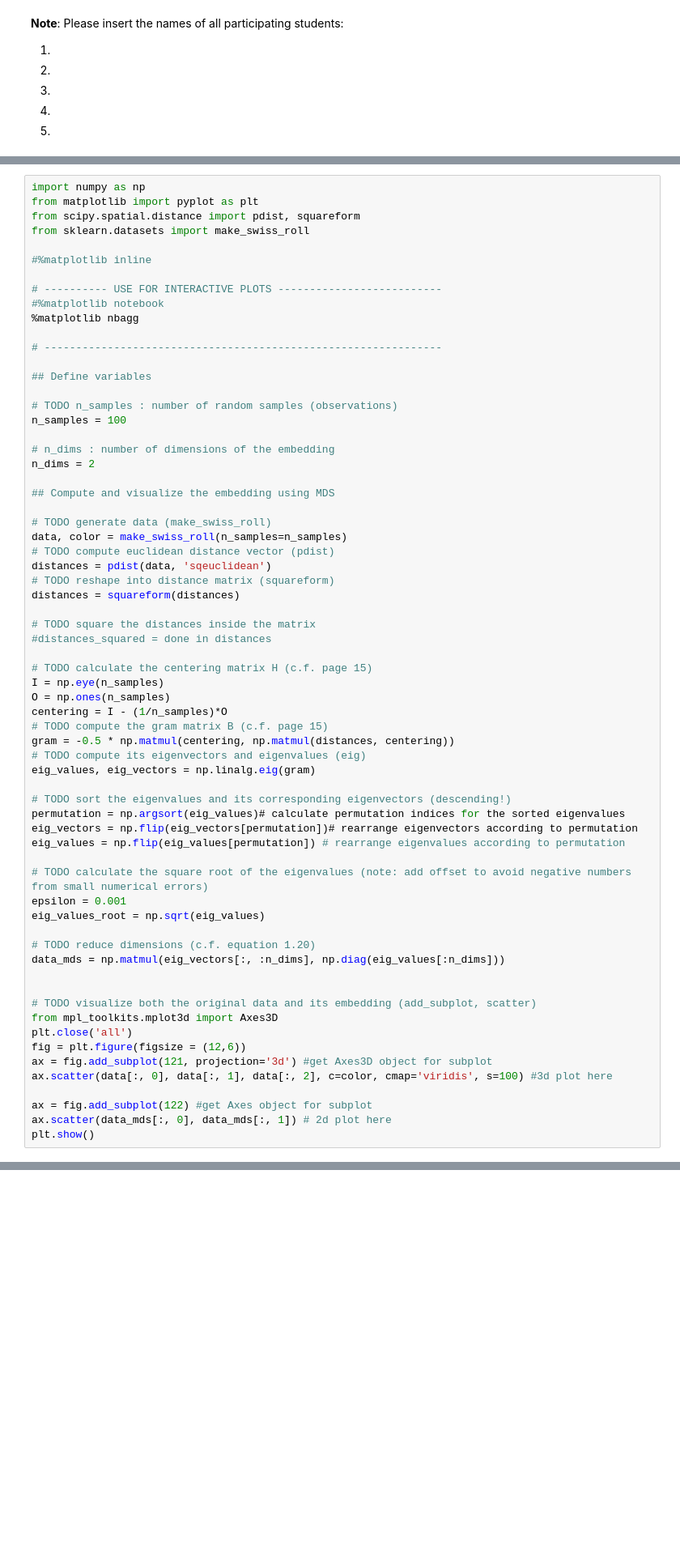
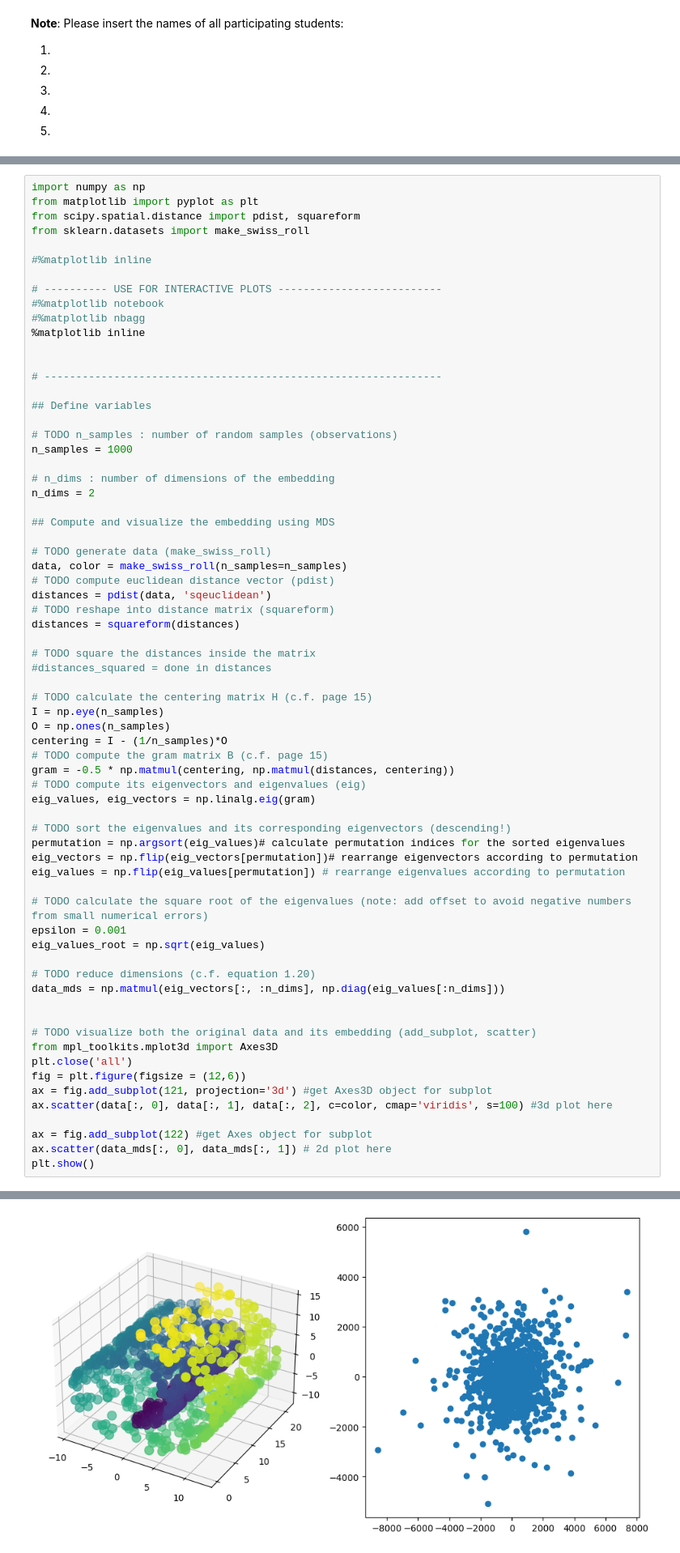
Before and after one commit to MartenBuchmann/UNIML, a Jupyter notebook: exercise_2.ipynb, the cells around one changed output, grey strips where cells are left out. Shown at 81% size. Cells and saved outputs as stored; diff of their text form; blank space fills up the shorter version.

```diff
--- a/exercise_2.ipynb
+++ b/exercise_2.ipynb
@@ -43,14 +45,16 @@ from sklearn.datasets import make_swiss_roll
 
 # ---------- USE FOR INTERACTIVE PLOTS --------------------------
 #%matplotlib notebook
-%matplotlib nbagg
+#%matplotlib nbagg
+%matplotlib inline
+
 
 # ---------------------------------------------------------------
 
 ## Define variables
 
 # TODO n_samples : number of random samples (observations)
-n_samples = 100
+n_samples = 1000
 
 # n_dims : number of dimensions of the embedding
 n_dims = 2
@@ -105,3 +107,4 @@ plt.show()
+[figure, added]
 # %% [markdown]
 ## Exercise 2.2: Isomap
 
```
Also changed, not shown: parts of 2 cells of this notebook.
